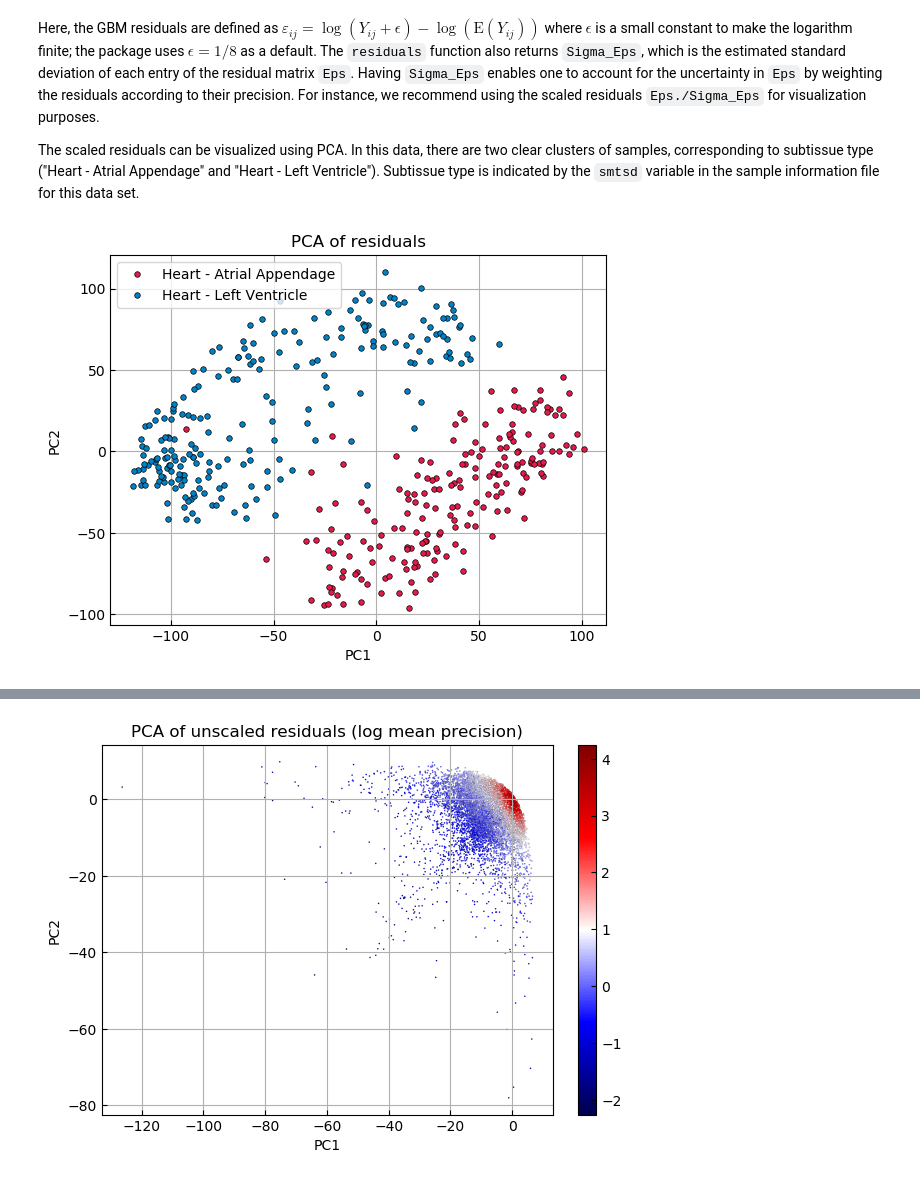
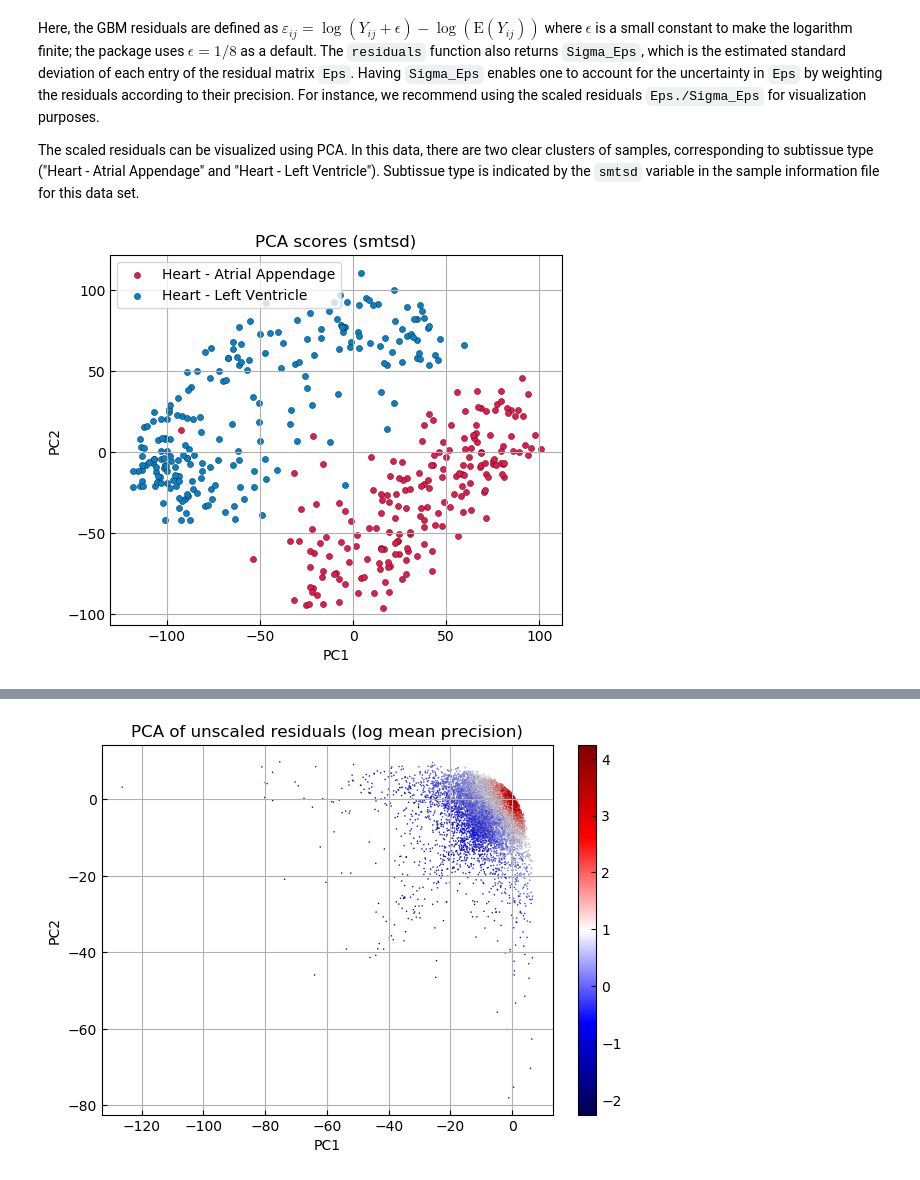
Before and after one commit to jwmi/BilinearModelsExamples, a Jupyter notebook: tutorial/Tutorial for BilinearModels package.ipynb, the cells around one changed output, grey strips where cells are left out. Drawn from its saved outputs; the diff is of its cells as text; code cells hidden in the pictures.

```diff
--- a/tutorial/Tutorial for BilinearModels package.ipynb
+++ b/tutorial/Tutorial for BilinearModels package.ipynb
@@ -215,11 +267,8 @@ Here, the GBM residuals are defined as $\varepsilon_{i j} = \log(Y_{i j} + \epsi
 The `residuals` function also returns `Sigma_Eps`, which is the estimated standard deviation of each entry of the residual matrix `Eps`.  Having `Sigma_Eps` enables one to account for the uncertainty in `Eps` by weighting the residuals according to their precision.  For instance, we recommend using the scaled residuals `Eps./Sigma_Eps` for visualization purposes.
 
 The scaled residuals can be visualized using PCA. In this data, there are two clear clusters of samples, corresponding to subtissue type ("Heart - Atrial Appendage" and "Heart - Left Ventricle").  Subtissue type is indicated by the `smtsd` variable in the sample information file for this data set.
-# %%
-figure(); clf(); grid(true)
-scores = pcaplot((Eps./Sigma_Eps)',sample_info[!,:smtsd]; ms=4, mec="k")
-title("PCA of residuals")
-legend();
-# %% [output]
-[figure, removed]
+# %%
+pcaplots((Eps./Sigma_Eps)',sample_info[!,[:smtsd]]);
+# %% [output]
+[figure, added]
 # %% [markdown]
```
Also changed, not shown: parts of 77 cells of this notebook, 2 other files.
